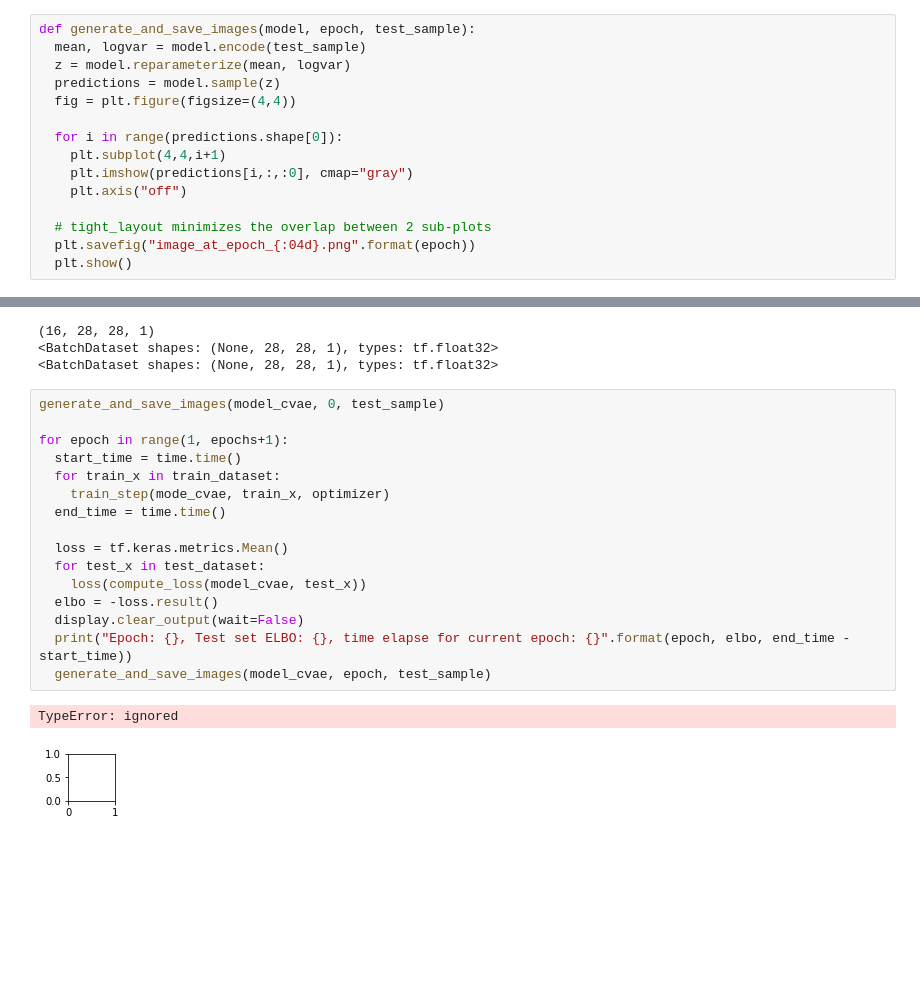
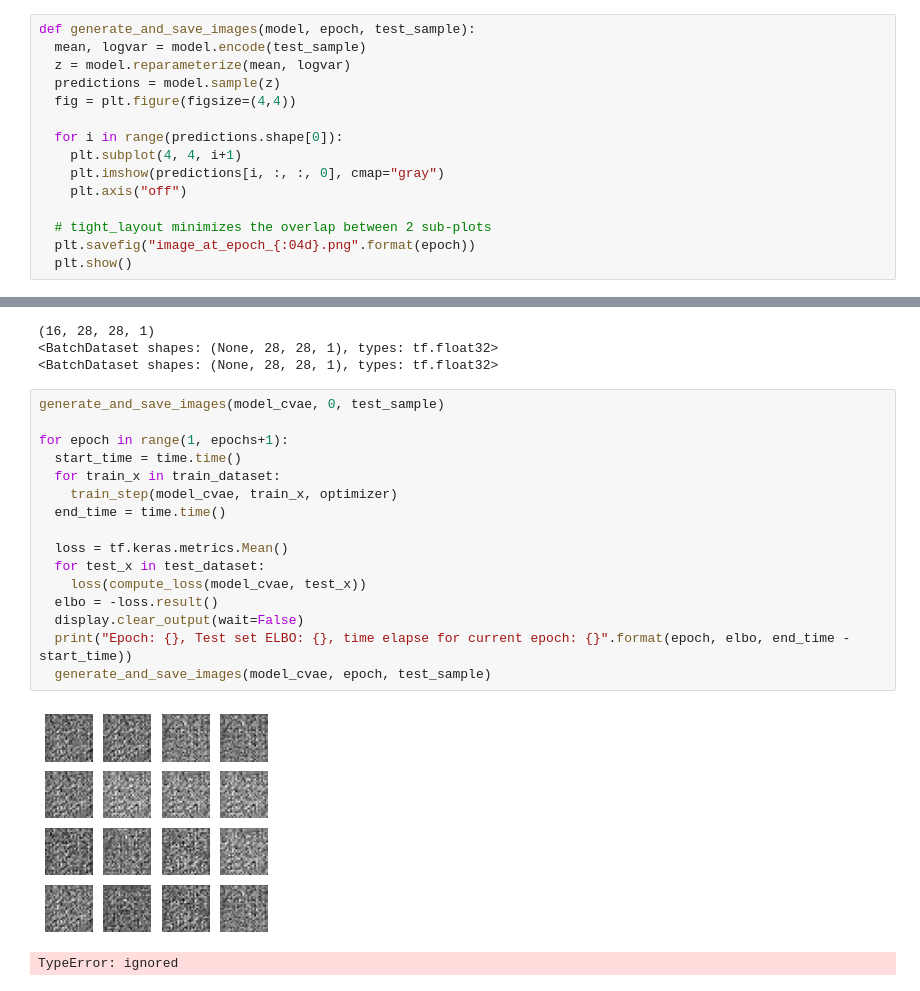
Before and after one commit to makkimaki/VAEprojects, a Jupyter notebook: Convolutional_VAE.ipynb, the cells around one changed output, grey strips where cells are left out. Saved outputs shown, nothing was run; the diff lists cells and outputs as text; blank space fills up the shorter version.

```diff
--- a/Convolutional_VAE.ipynb
+++ b/Convolutional_VAE.ipynb
@@ -171,8 +171,8 @@ def generate_and_save_images(model, epoch, test_sample):
   fig = plt.figure(figsize=(4,4))
 
   for i in range(predictions.shape[0]):
-    plt.subplot(4,4,i+1)
-    plt.imshow(predictions[i,:,:0], cmap="gray")
+    plt.subplot(4, 4, i+1)
+    plt.imshow(predictions[i, :, :, 0], cmap="gray")
     plt.axis("off")
 
   # tight_layout minimizes the overlap between 2 sub-plots
@@ -194,19 +194,19 @@ print(test_dataset)
 # %%
 generate_and_save_images(model_cvae, 0, test_sample)
 
 for epoch in range(1, epochs+1):
   start_time = time.time()
   for train_x in train_dataset:
-    train_step(mode_cvae, train_x, optimizer)
+    train_step(model_cvae, train_x, optimizer)
   end_time = time.time()
 
   loss = tf.keras.metrics.Mean()
   for test_x in test_dataset:
     loss(compute_loss(model_cvae, test_x))
   elbo = -loss.result()
   display.clear_output(wait=False)
   print("Epoch: {}, Test set ELBO: {}, time elapse for current epoch: {}".format(epoch, elbo, end_time - start_time))
   generate_and_save_images(model_cvae, epoch, test_sample)
 # %% [output]
+[figure, new version]
 TypeError: ignored
-[figure, old version]
```
